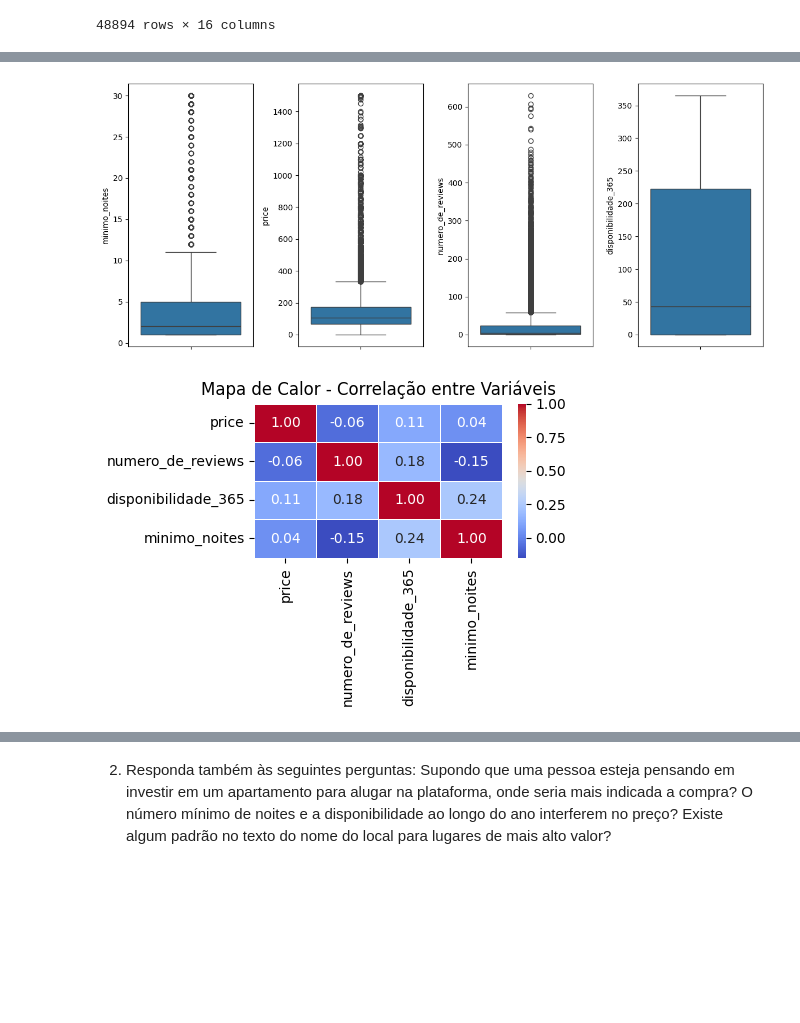
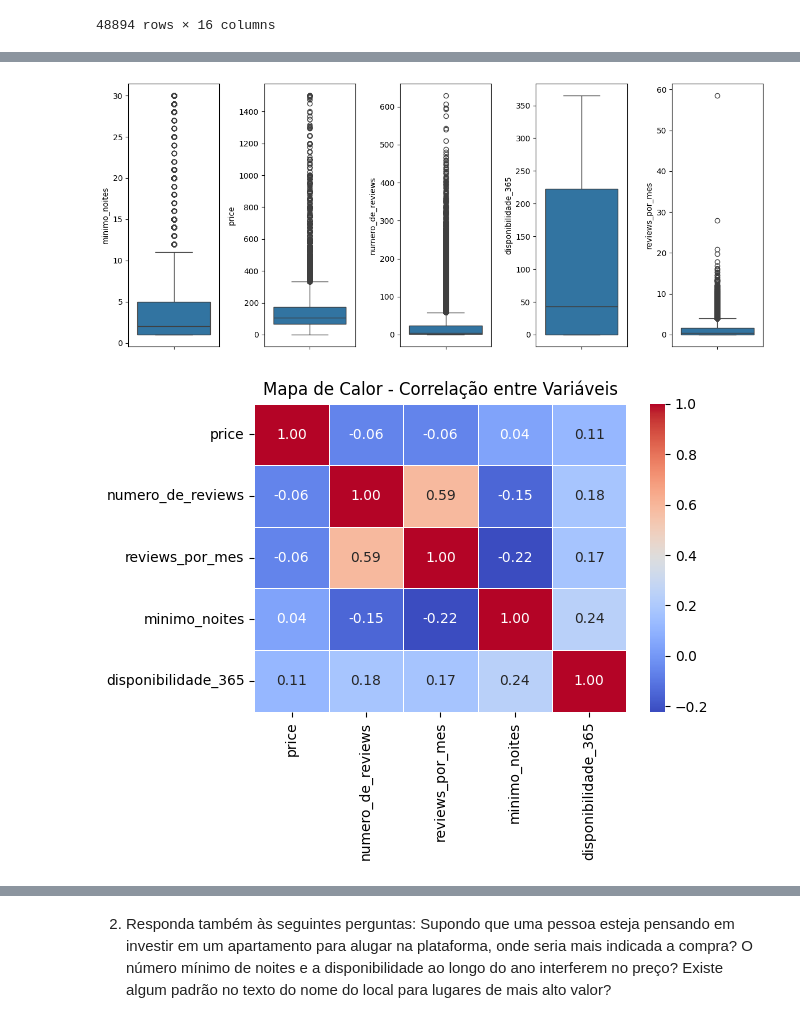
Before and after one commit to anaraquelortolan/meu_git, a Jupyter notebook: Analise de dados.ipynb, the cells around one changed output, grey strips where cells are left out. Drawn from its saved outputs; the diff is of its cells as text; code cells hidden in the pictures; blank space fills up the shorter version.

```diff
--- a/Analise de dados.ipynb
+++ b/Analise de dados.ipynb
@@ -82,0 +92,4 @@ dtype: int64
+# %%
+#Substituindo valores NaN por 0 na coluna reviews_por_mes
+df['reviews_por_mes'].fillna(0, inplace=True)
+print(df.isnull().sum())
@@ -147,5 +195,4 @@ Já que identificamos outliers nas variáveis price e minimum_nights, vamos agor
 # %%
-# remover os *outliers* em um novo DataFrame
-df_clean = df.copy()
-df_clean.drop(df_clean[df_clean.price > 1500].index, axis=0, inplace=True)
-df_clean.drop(df_clean[df_clean.minimo_noites > 30].index, axis=0, inplace=True)
+# removeendo os outliers em um novo DataFrame
+df.drop(df[df.price > 1500].index, axis=0, inplace=True)
+df.drop(df[df.minimo_noites > 30].index, axis=0, inplace=True)
@@ -172,22 +199,25 @@ plt.show()
 # %%
-fig, axes = plt.subplots(1,4, figsize=(12, 5))
-sns.boxplot(y=df_clean['minimo_noites'], ax=axes[0])
-sns.boxplot(y=df_clean['price'], ax=axes[1])
-sns.boxplot(y=df_clean['numero_de_reviews'], ax=axes[2])
-sns.boxplot(y=df_clean['disponibilidade_365'], ax=axes[3])
+#Boxplot sem outliers
+
+fig, axes = plt.subplots(1,5, figsize=(12, 5))
+sns.boxplot(y=df['minimo_noites'], ax=axes[0])
+sns.boxplot(y=df['price'], ax=axes[1])
+sns.boxplot(y=df['numero_de_reviews'], ax=axes[2])
+sns.boxplot(y=df['disponibilidade_365'], ax=axes[3])
+sns.boxplot(y=df['reviews_por_mes'], ax=axes[4])
 plt.tight_layout()
 # %% [output]
-[figure, old version]
+[figure, new version]
 # %%
 ##2. Relações entre Variáveis
 #Análise das correlações entre algumas das principais variáveis numéricas
 
-correlacao = df_clean[['price', 'numero_de_reviews', 'disponibilidade_365', 'minimo_noites']].corr()
-plt.figure(figsize=(4, 2))
+correlacao = df[['price', 'numero_de_reviews', 'reviews_por_mes', 'minimo_noites', 'disponibilidade_365']].corr()
+plt.figure(figsize=(6, 4))
 sns.heatmap(correlacao, annot=True, cmap='coolwarm', fmt=".2f", linewidths=.5)
 plt.title('Mapa de Calor - Correlação entre Variáveis')
 plt.show()
 # %% [output]
-[figure, old version]
+[figure, new version]
 # %% [markdown]
 Relações entre Variáveis
```
Also changed, not shown: parts of 23 cells of this notebook, 1 other file.
